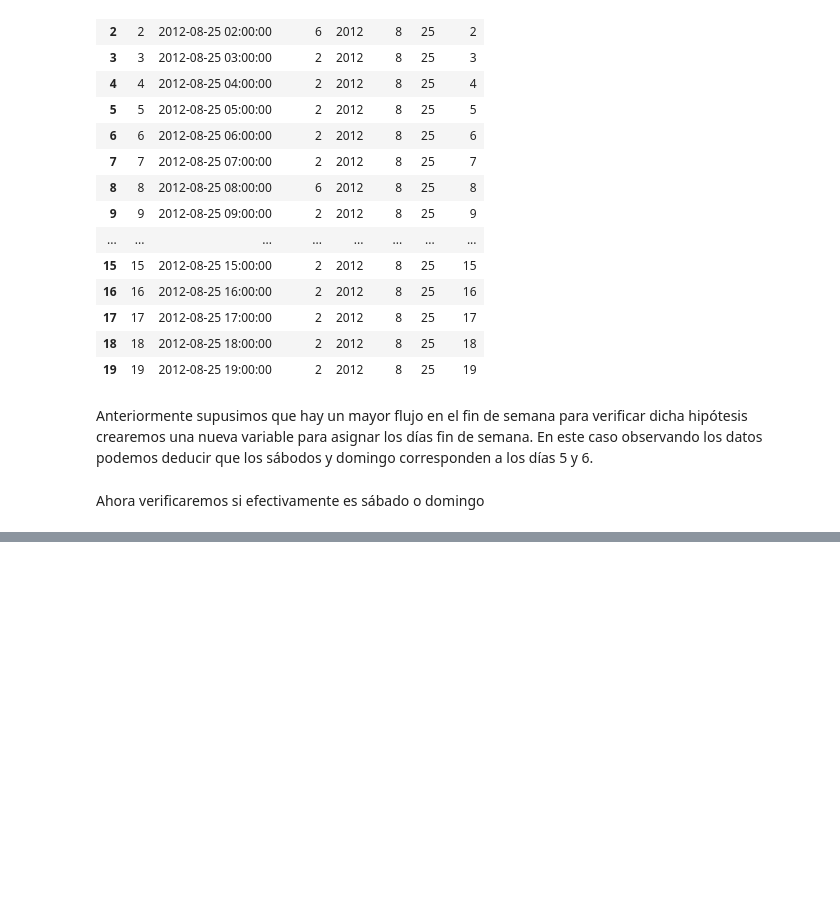
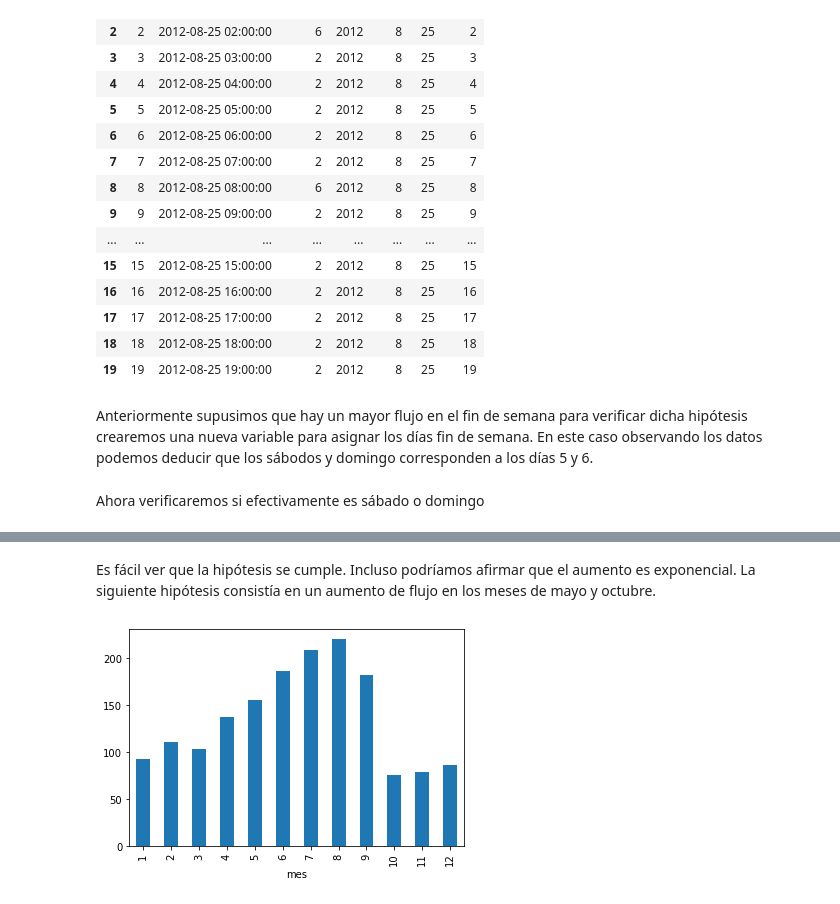
Before and after one commit to MOSA96/Series-de-tiempo, a Jupyter notebook: Ejercicio1.ipynb, the cells around one changed output, grey strips where cells are left out. Drawn from its saved outputs; the diff is of its cells as text; code cells hidden in the pictures; blank space fills up the shorter version.

```diff
--- a/Ejercicio1.ipynb
+++ b/Ejercicio1.ipynb
@@ -94,0 +127,6 @@ entrenamiento["Fin de semana"] = temporal2
+# %% [markdown]
+Es fácil ver que la hipótesis se cumple. Incluso podríamos afirmar que el aumento es exponencial. La siguiente hipótesis consistía en un aumento de flujo en los meses de mayo y octubre.
+# %%
+entrenamiento.groupby("mes")["Count"].mean().plot.bar();
+# %% [output]
+[figure, added]
```
Also changed, not shown: parts of 42 cells of this notebook.
